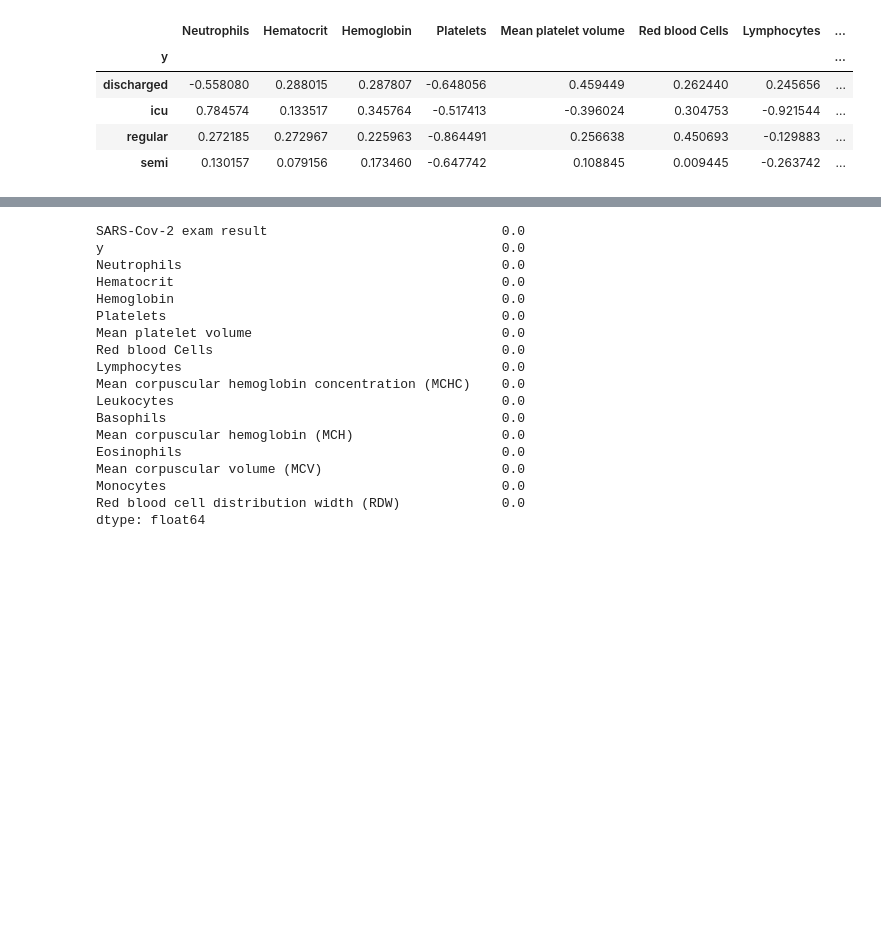
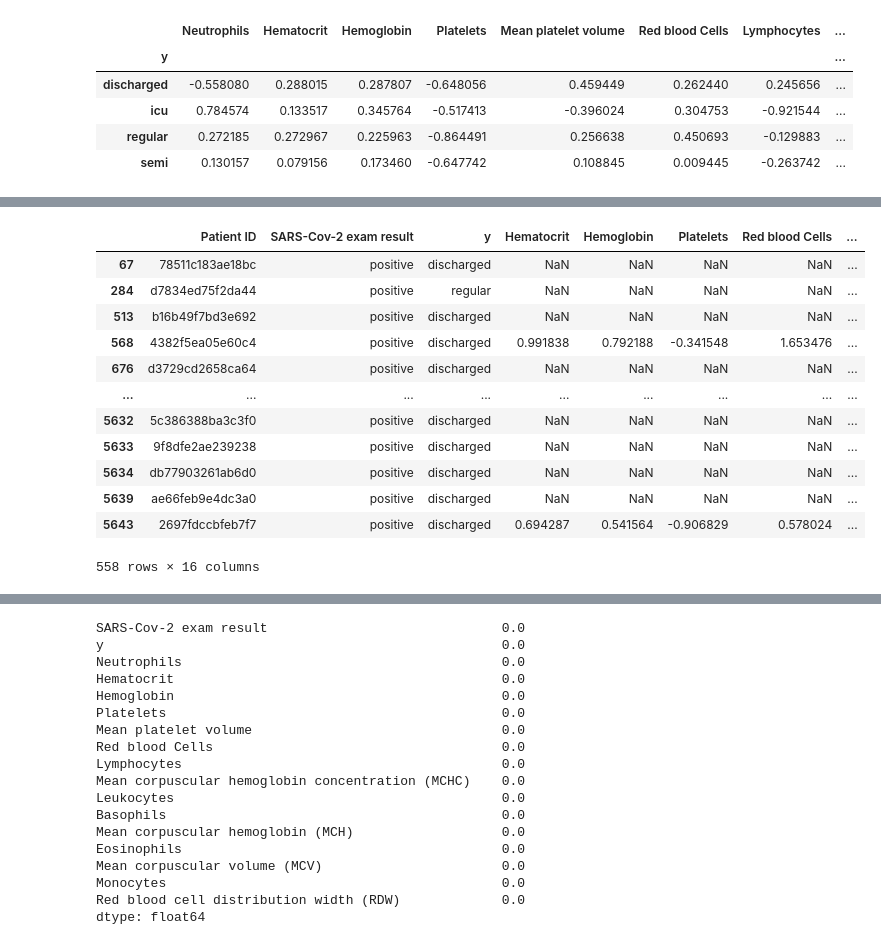
Before and after one commit to Yilin-Ye/ds_case_1_team_2, a Jupyter notebook: eda/blood_test.ipynb, the cells around one changed output, grey strips where cells are left out. Saved outputs shown, nothing was run; the diff lists cells and outputs as text; code cells hidden in the pictures; blank space fills up the shorter version.

```diff
--- a/eda/blood_lab.ipynb
+++ b/eda/blood_test.ipynb
@@ -197,0 +232,18 @@ na_fill = with_test[with_test['SARS-Cov-2 exam result'] == 'positive']
+# %%
+blood_test_id = na_fill.drop(na_fill.columns[[3,7]], axis=1)
+# %%
+blood_test_id
+# %% [output]
+|  | Patient ID | SARS-Cov-2 exam result | y | Hematocrit | Hemoglobin | Platelets | Red blood Cells | ... |
+| 67 | 78511c183ae18bc | positive | discharged | NaN | NaN | NaN | NaN | ... |
+| 284 | d7834ed75f2da44 | positive | regular | NaN | NaN | NaN | NaN | ... |
+| 513 | b16b49f7bd3e692 | positive | discharged | NaN | NaN | NaN | NaN | ... |
+| 568 | 4382f5ea05e60c4 | positive | discharged | 0.991838 | 0.792188 | -0.341548 | 1.653476 | ... |
+| 676 | d3729cd2658ca64 | positive | discharged | NaN | NaN | NaN | NaN | ... |
+| ... | ... | ... | ... | ... | ... | ... | ... | ... |
+| 5632 | 5c386388ba3c3f0 | positive | discharged | NaN | NaN | NaN | NaN | ... |
+| 5633 | 9f8dfe2ae239238 | positive | discharged | NaN | NaN | NaN | NaN | ... |
+| 5634 | db77903261ab6d0 | positive | discharged | NaN | NaN | NaN | NaN | ... |
+| 5639 | ae66feb9e4dc3a0 | positive | discharged | NaN | NaN | NaN | NaN | ... |
+| 5643 | 2697fdccbfeb7f7 | positive | discharged | 0.694287 | 0.541564 | -0.906829 | 0.578024 | ... |
+558 rows × 16 columns
```
Also changed, not shown: parts of 12 cells of this notebook, 2 other files.
